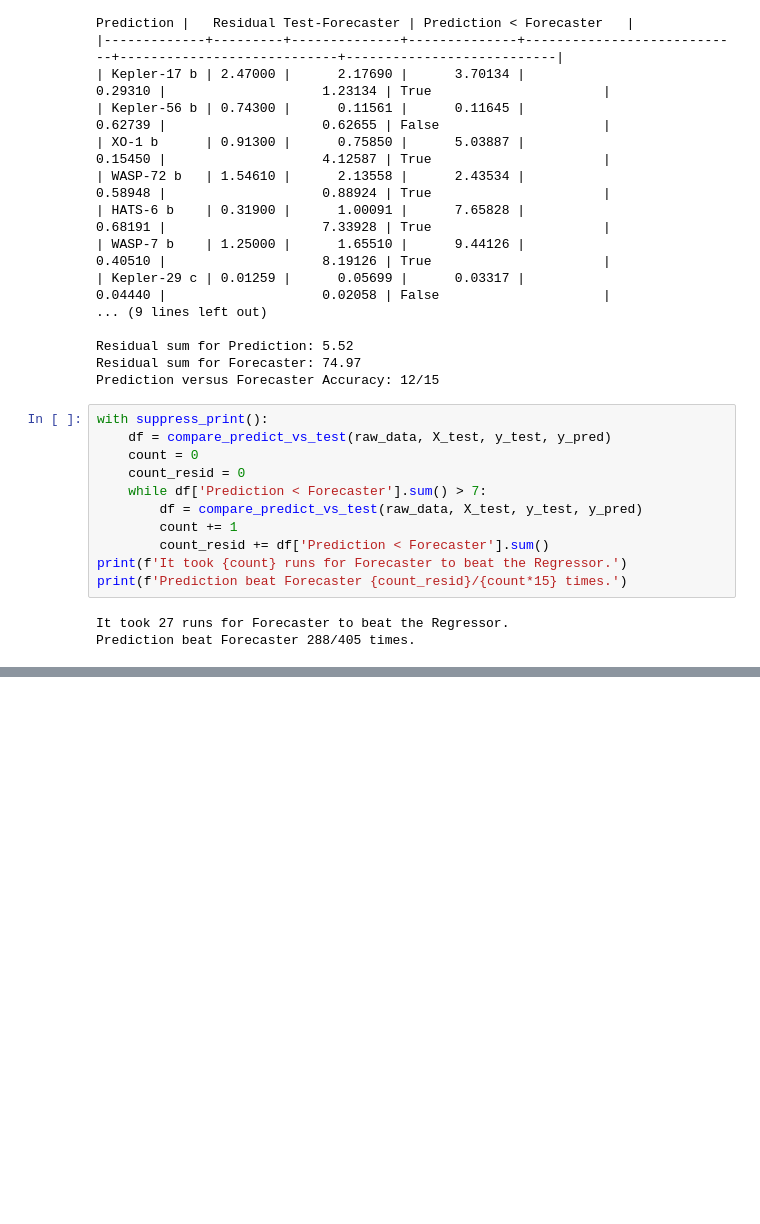
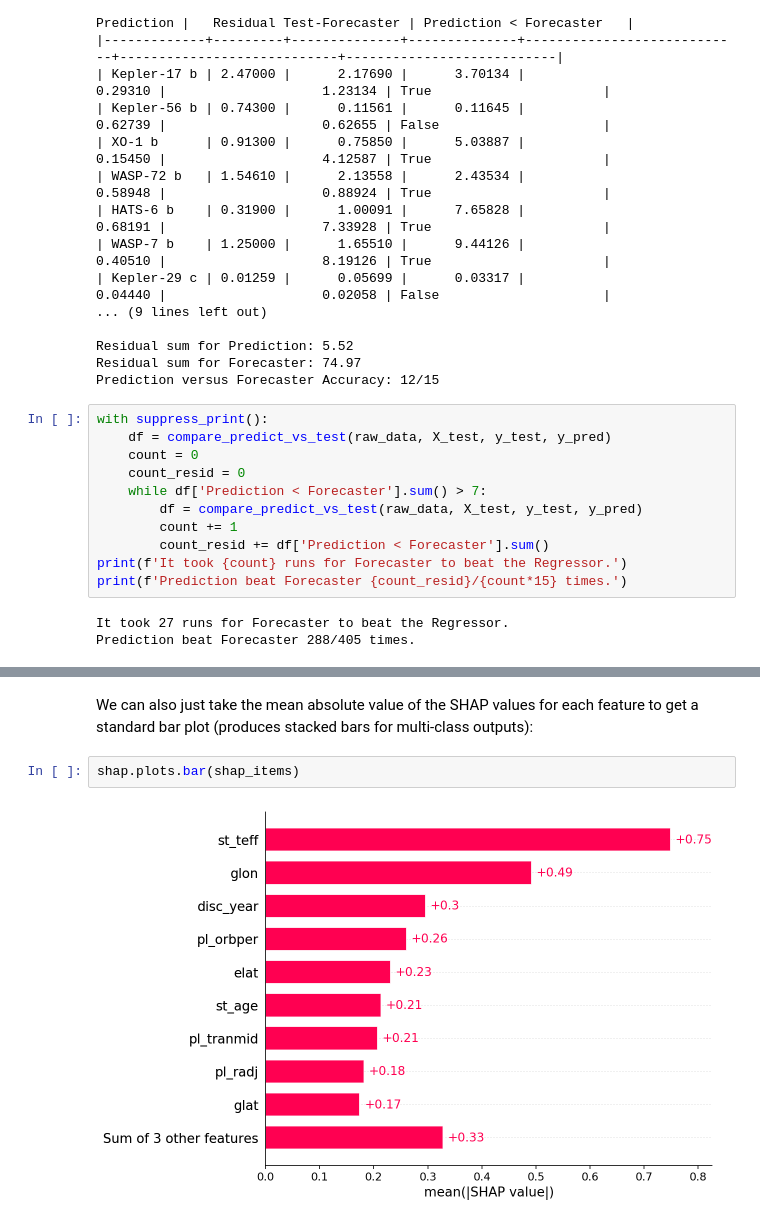
Before and after one commit to sourestdeeds/firefly, a Jupyter notebook: firefly/Project Serenity/workbook.ipynb, the cells around one changed output, grey strips where cells are left out. Drawn from its saved outputs; the diff is of its cells as text; blank space fills up the shorter version.

```diff
--- a/firefly/Project Serenity/workbook.ipynb
+++ b/firefly/Project Serenity/workbook.ipynb
@@ -151,0 +193,6 @@ shap.force_plot(explainer.expected_value, shap_values[:400,:], X_test.iloc[:400,
+# %% [markdown]
+We can also just take the mean absolute value of the SHAP values for each feature to get a standard bar plot (produces stacked bars for multi-class outputs):
+# %%
+shap.plots.bar(shap_items)
+# %% [output]
+[figure, added]
```
Also changed, not shown: parts of 18 cells of this notebook.
